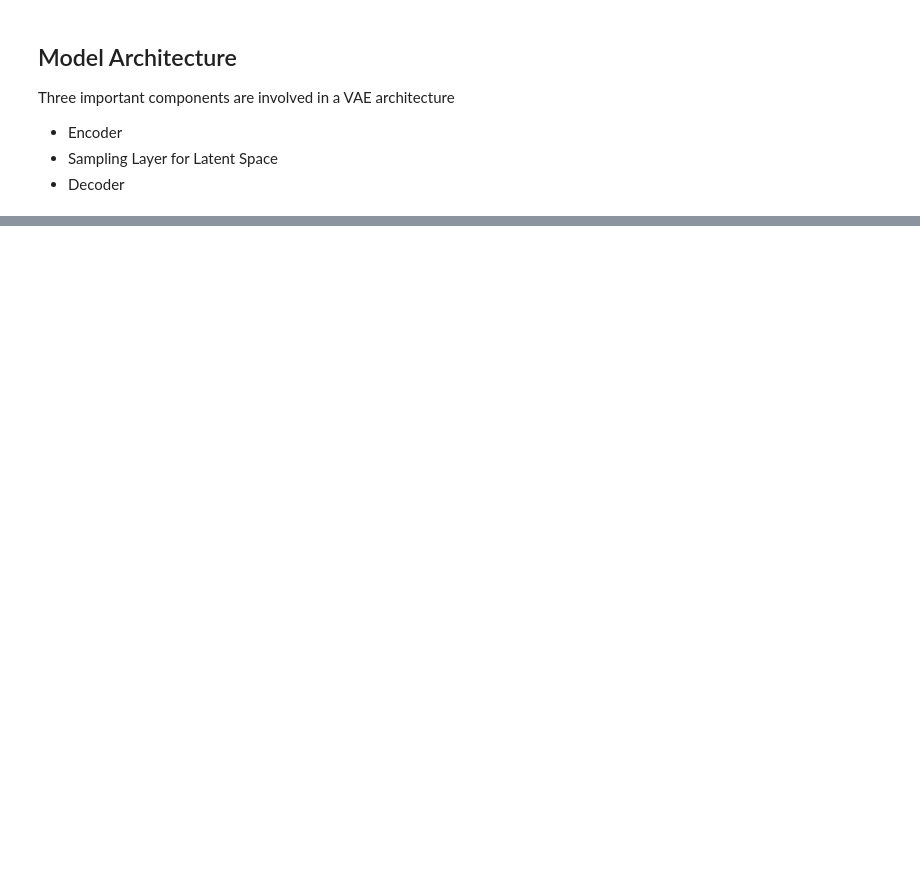
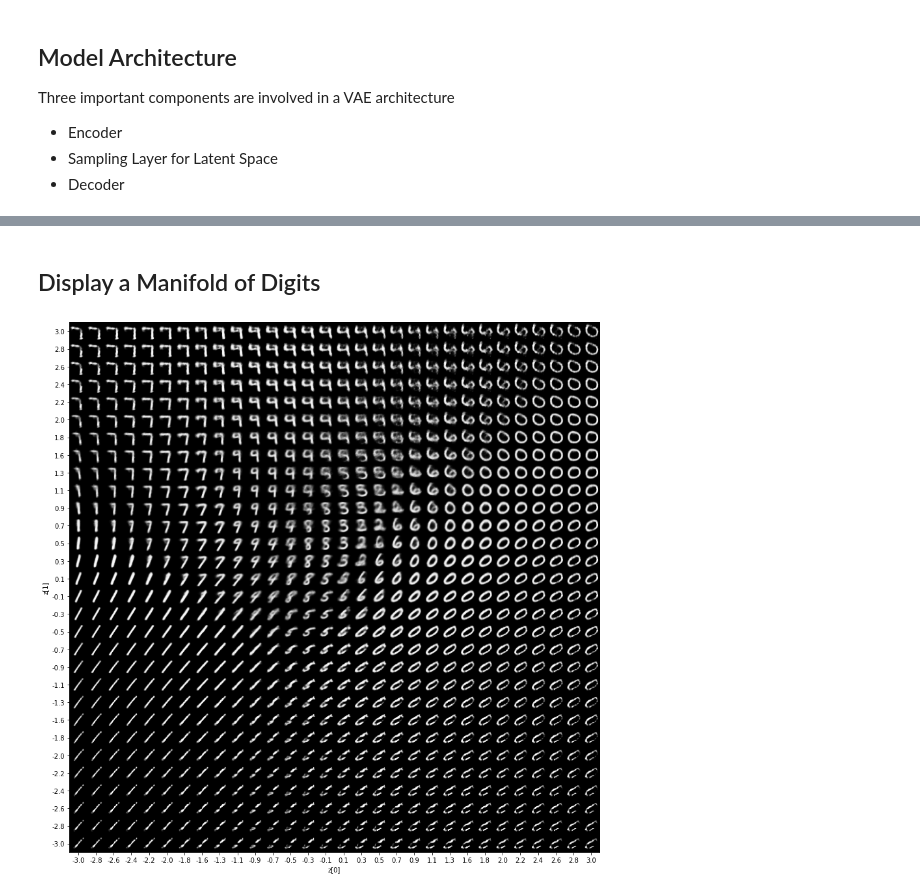
Before and after one commit to aneesh-kaitou1412/vae-mnist, a Jupyter notebook: Convolutional_VAE_MNIST.ipynb, the cells around one changed output, grey strips where cells are left out. Cells and saved outputs as stored; diff of their text form; code cells hidden in the pictures; blank space fills up the shorter version.

```diff
--- a/Convolutional_VAE_MNIST.ipynb
+++ b/Convolutional_VAE_MNIST.ipynb
@@ -46,3 +72,19 @@ class LatentSpaceSampler(layers.Layer):
     dim = tf.shape(z_mean)[1]
     epsilon = keras.backend.random_normal(shape=(batch, dim))
     return z_mean + tf.exp(0.5 * z_log_var) * epsilon
+# %%
+""" Encoder Model Function, returns the Encoder Model Object """
+def GaussianEncoder(input_shape, latent_dim):
+  encoder_inputs = keras.Input(shape=input_shape)
+  x = layers.Conv2D(filters=32, kernel_size=3, activation="relu", strides=2, padding="same")(encoder_inputs)
+  x = layers.Conv2D(filters=64, kernel_size=3, activation="relu", strides=2, padding="same")(x)
+  x = layers.Flatten(name="dense_flatten")(x)
+  x = layers.Dense(units=16, activation="relu")(x)
+  z_mean = layers.Dense(units=latent_dim, name="z_mean")(x)
+  z_log_var = layers.Dense(units=latent_dim, name="z_log_var")(x)
+  encoder = keras.Model(encoder_inputs, [z_mean, z_log_var], name="encoder")
+  return encoder
+
+encoder = GaussianEncoder(input_shape, latent_dim)
+encoder.summary()
+reconstruction_conv_shape = encoder.get_layer("dense_flatten").input_shape[1:]
@@ -48,0 +237,41 @@ class LatentSpaceSampler(layers.Layer):
+# %% [markdown]
+## Display a Manifold of Digits
+# %%
+def plot_latent(decoder):
+    # display a n*n 2D manifold of digits
+    n = 30
+    digit_size = 28
+    scale = 3.0
+    figsize = 15
+    figure = np.zeros((digit_size * n, digit_size * n))
+    # linearly spaced coordinates corresponding to the 2D plot
+    # of digit classes in the latent space
+    grid_x = np.linspace(-scale, scale, n)
+    grid_y = np.linspace(-scale, scale, n)[::-1]
+
+    for i, yi in enumerate(grid_y):
+        for j, xi in enumerate(grid_x):
+            z_sample = np.array([[xi, yi]])
+            x_decoded = decoder.predict(z_sample)
+            digit = x_decoded[0].reshape(digit_size, digit_size)
+            figure[
+                i * digit_size : (i + 1) * digit_size,
+                j * digit_size : (j + 1) * digit_size,
+            ] = digit
+
+    plt.figure(figsize=(figsize, figsize))
+    start_range = digit_size // 2
+    end_range = n * digit_size + start_range + 1
+    pixel_range = np.arange(start_range, end_range, digit_size)
+    sample_range_x = np.round(grid_x, 1)
+    sample_range_y = np.round(grid_y, 1)
+    plt.xticks(pixel_range, sample_range_x)
+    plt.yticks(pixel_range, sample_range_y)
+    plt.xlabel("z[0]")
+    plt.ylabel("z[1]")
+    plt.imshow(figure, cmap="Greys_r")
+    plt.show()
+
+plot_latent(vae.decoder)
+# %% [output]
+[figure, added]
```
Also changed, not shown: parts of 12 cells of this notebook.
